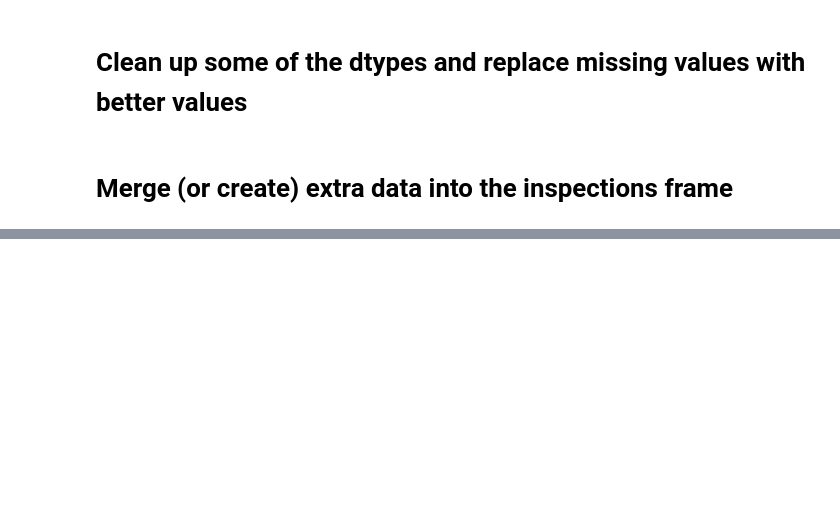
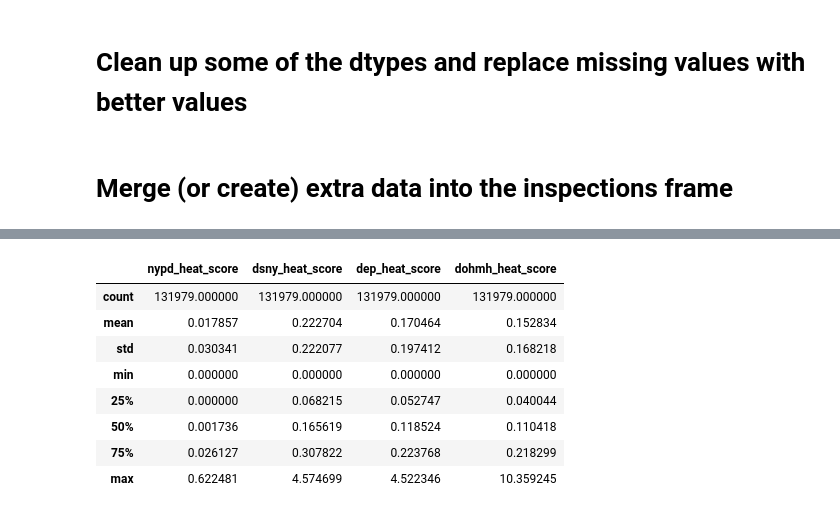
Before and after one commit to boada/inspectorAI, a Jupyter notebook: 03. Initial ETL.ipynb, the cells around one changed output, grey strips where cells are left out. Saved outputs shown, nothing was run; the diff lists cells and outputs as text; code cells hidden in the pictures; blank space fills up the shorter version.

```diff
--- a/03. Initial ETL.ipynb
+++ b/03. Initial ETL.ipynb
@@ -149,0 +169,7 @@ inspecs_2016.critical_flag.replace(np.nan, 'N', inplace=True)
+# %%
+# for whatever reason, the first time I run this is complains about working with a copy
+# and doesn't seem to store the data. The second running seems to work after running
+# target_frame.describe()
+
+heatmap_frame = nypd[nypd.complaint_code == NYPD_COMPLAINT_DESC_MAP['BURGLARY']]
+target_frame = score_heatmap(inspecs, target_frame, heatmap_frame, 'inspection_date', 'nypd_heat_score')
@@ -149,0 +193,12 @@ inspecs_2016.critical_flag.replace(np.nan, 'N', inplace=True)
+# %%
+target_frame.describe()
+# %% [output]
+|  | nypd_heat_score | dsny_heat_score | dep_heat_score | dohmh_heat_score |
+| count | 131979.000000 | 131979.000000 | 131979.000000 | 131979.000000 |
+| mean | 0.017857 | 0.222704 | 0.170464 | 0.152834 |
+| std | 0.030341 | 0.222077 | 0.197412 | 0.168218 |
+| min | 0.000000 | 0.000000 | 0.000000 | 0.000000 |
+| 25% | 0.000000 | 0.068215 | 0.052747 | 0.040044 |
+| 50% | 0.001736 | 0.165619 | 0.118524 | 0.110418 |
+| 75% | 0.026127 | 0.307822 | 0.223768 | 0.218299 |
+| max | 0.622481 | 4.574699 | 4.522346 | 10.359245 |
```
Also changed, not shown: parts of 33 cells of this notebook, 1 other file.
